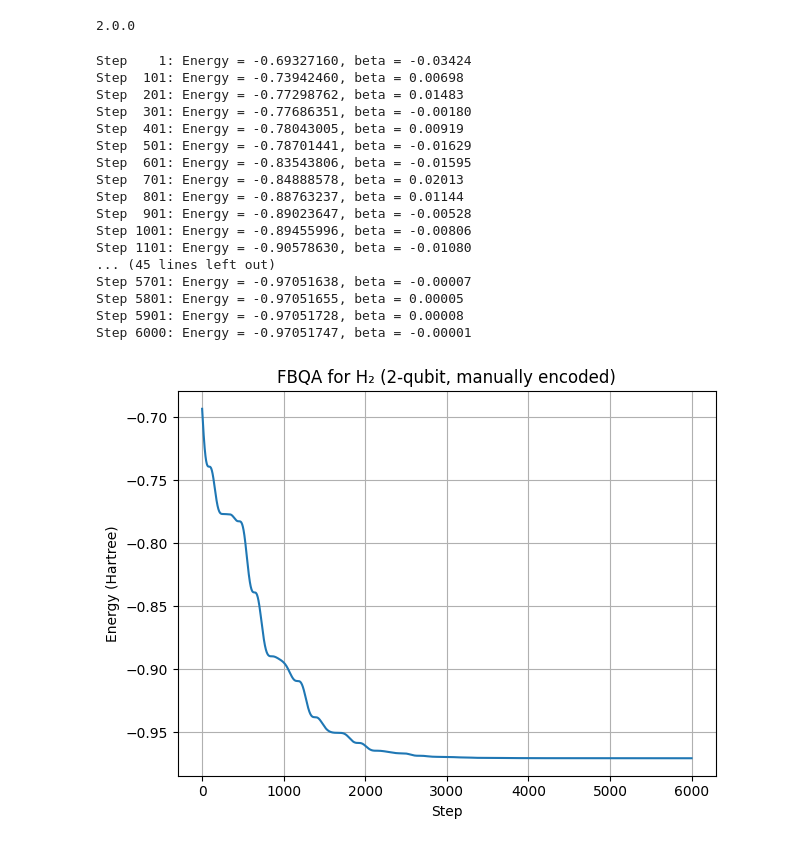
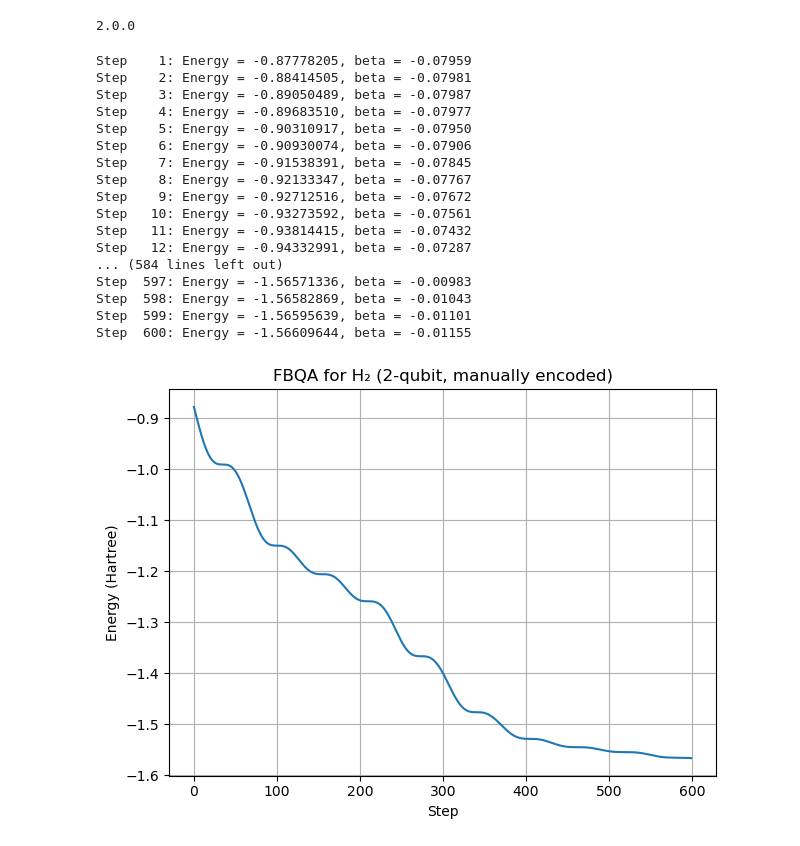
Before and after one commit to Han1105/bachelor_thesis_code_backup, a Jupyter notebook: qiskit/FBQA_hydrogen.ipynb, the cells around one changed output. Cells and saved outputs as stored; diff of their text form; code cells hidden in the pictures.

```diff
--- a/qiskit/FBQA_hydrogen.ipynb
+++ b/qiskit/FBQA_hydrogen.ipynb
@@ -25,13 +25,13 @@ def kron(*args):
     return out
 
 H = (
-    -0.8126 * kron(I, I) +
-    0.1712 * kron(Z, I) +
-    0.1712 * kron(I, Z) +
-    0.1686 * kron(Z, Z) +
-    0.1205 * kron(X, X) +
-    0.1205 * kron(Y, Y)
+    -1.052373245772859 * kron(I, I) +
+     0.39793742484318045 * kron(Z, I) +
+     0.39793742484318045 * kron(I, Z) +
+    -0.01128010425623538 * kron(Z, Z) +
+     0.18093119978423156 * kron(X, X)
 )
+
 
 n_qubits = 2
 
@@ -51,54 +51,54 @@ comm = 1j * (H_d @ H - H @ H_d)
 def fbqa_run(H, H_d, comm, psi0, delta_t=0.05, steps=2000, eta=1.0):
     state = psi0
     betas = []
     energies = []
 
     for k in range(steps):
         beta_k = -eta * delta_t * np.vdot(state, comm @ state).real
         betas.append(beta_k)
 
         U_c = expm(-1j * H * delta_t)
         U_d = expm(-1j * H_d * beta_k * delta_t)
         state = U_d @ U_c @ state
 
         energy = np.vdot(state, H @ state).real
         energies.append(energy)
 
-        if k % 100 == 0 or k == steps - 1:
-            print(f"Step {k+1:4d}: Energy = {energy:.8f}, beta = {beta_k:.5f}")
+
+        print(f"Step {k+1:4d}: Energy = {energy:.8f}, beta = {beta_k:.5f}")
 
     return energies, betas
 
 # Step 6: 运行 FBQA
-energies, betas = fbqa_run(H, H_d, comm, psi, delta_t=0.05, steps=6000, eta=1.0)
+energies, betas = fbqa_run(H, H_d, comm, psi, delta_t=0.05, steps=600, eta=1.0)
 
 # Step 7: 可视化
 plt.plot(energies)
 plt.xlabel("Step")
 plt.ylabel("Energy (Hartree)")
 plt.title("FBQA for H₂ (2-qubit, manually encoded)")
 plt.grid(True)
 plt.tight_layout()
 plt.show()
 # %% [output]
-Step    1: Energy = -0.69327160, beta = -0.03424
-Step  101: Energy = -0.73942460, beta = 0.00698
-Step  201: Energy = -0.77298762, beta = 0.01483
-Step  301: Energy = -0.77686351, beta = -0.00180
-Step  401: Energy = -0.78043005, beta = 0.00919
-Step  501: Energy = -0.78701441, beta = -0.01629
-Step  601: Energy = -0.83543806, beta = -0.01595
-Step  701: Energy = -0.84888578, beta = 0.02013
-Step  801: Energy = -0.88763237, beta = 0.01144
-Step  901: Energy = -0.89023647, beta = -0.00528
-Step 1001: Energy = -0.89455996, beta = -0.00806
-Step 1101: Energy = -0.90578630, beta = -0.01080
-... (45 lines left out)
-Step 5701: Energy = -0.97051638, beta = -0.00007
-Step 5801: Energy = -0.97051655, beta = 0.00005
-Step 5901: Energy = -0.97051728, beta = 0.00008
-Step 6000: Energy = -0.97051747, beta = -0.00001
+Step    1: Energy = -0.87778205, beta = -0.07959
+Step    2: Energy = -0.88414505, beta = -0.07981
+Step    3: Energy = -0.89050489, beta = -0.07987
+Step    4: Energy = -0.89683510, beta = -0.07977
+Step    5: Energy = -0.90310917, beta = -0.07950
+Step    6: Energy = -0.90930074, beta = -0.07906
+Step    7: Energy = -0.91538391, beta = -0.07845
+Step    8: Energy = -0.92133347, beta = -0.07767
+Step    9: Energy = -0.92712516, beta = -0.07672
+Step   10: Energy = -0.93273592, beta = -0.07561
+Step   11: Energy = -0.93814415, beta = -0.07432
+Step   12: Energy = -0.94332991, beta = -0.07287
+... (584 lines left out)
+Step  597: Energy = -1.56571336, beta = -0.00983
+Step  598: Energy = -1.56582869, beta = -0.01043
+Step  599: Energy = -1.56595639, beta = -0.01101
+Step  600: Energy = -1.56609644, beta = -0.01155
-[figure, old version]
+[figure, new version]
 # %%
 import numpy as np
 import matplotlib.pyplot as plt
```
Also changed, not shown: parts of 7 cells of this notebook, 48 other files.
